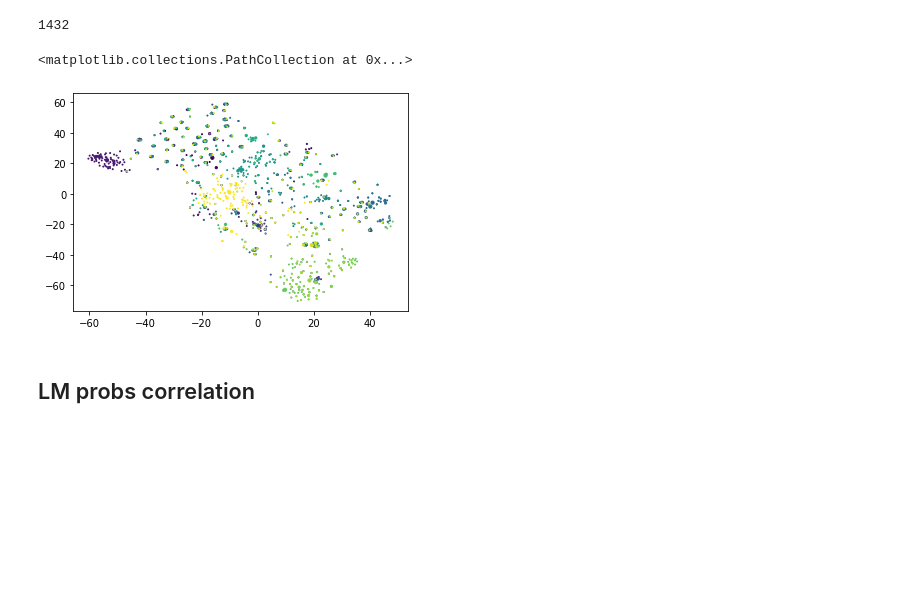
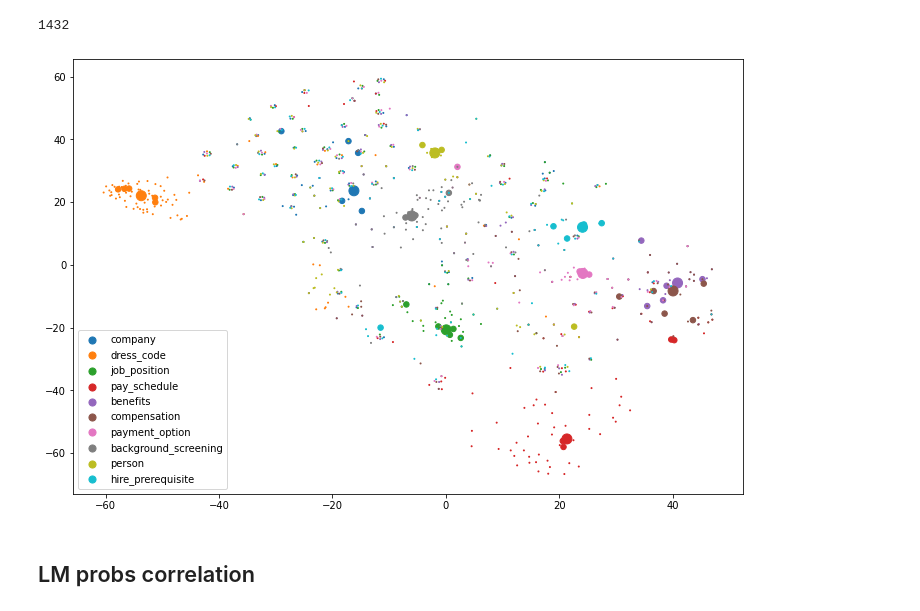
Before and after one commit to megagonlabs/eseBench, a Jupyter notebook: src/kb_toolkit/KBExtract.ipynb, the cells around one changed output. Saved outputs shown, nothing was run; the diff lists cells and outputs as text; code cells hidden in the pictures; blank space fills up the shorter version.

```diff
--- a/src/kb_toolkit/KBExtract.ipynb
+++ b/src/kb_toolkit/KBExtract.ipynb
@@ -663,20 +664,24 @@ _raw_emb_list = []
 _size_list = []   # knn = 1, seed = 2, concept = 3
 _color_id_list = []
 
+_CONCEPT_SIZE = 100
+_SEED_SIZE = 30
+_CAND_SIZE = 1
+
 for c_id, ((_con, _con_emb), _seeds, _knns) in enumerate(vis_records):
     _label_list.append(_con)
     _raw_emb_list.append(_con_emb)
-    _size_list.append(10)
+    _size_list.append(_CONCEPT_SIZE)
     _color_id_list.append(c_id)
     for _seed, _seed_emb in _seeds:
         _label_list.append(_seed)
         _raw_emb_list.append(_seed_emb)
-        _size_list.append(5)
+        _size_list.append(_SEED_SIZE)
         _color_id_list.append(c_id)
     for _inst, _inst_emb in _knns:
         _label_list.append(_inst)
         _raw_emb_list.append(_inst_emb)
-        _size_list.append(1)
+        _size_list.append(_CAND_SIZE)
         _color_id_list.append(c_id)
 # %%
 len(_raw_emb_list)
@@ -685,10 +690,26 @@ len(_raw_emb_list)
 # %%
 tsne = TSNE()
 _tsne_emb_list = tsne.fit_transform(_raw_emb_list).tolist()
-# %%
-_tsne_x, _tsne_y = list(zip(*_tsne_emb_list))
-
-plt.scatter(_tsne_x, _tsne_y, s=_size_list, c=_color_id_list)
-# %% [output]
-<matplotlib.collections.PathCollection at 0x...>
-[figure, removed]
+# %%
+_tsne_x, _tsne_y = list(zip(*_tsne_emb_list))
+
+fig = plt.figure(figsize=(12, 8))
+ax = fig.gca()
+
+# _scatter = ax.scatter(_tsne_x, _tsne_y, s=_size_list, c=_color_id_list)
+
+cmap = plt.get_cmap(name='viridis')
+
+for c_id, _record in enumerate(vis_records[:10]):
+    _data_ids = [i for i, c in enumerate(_color_id_list) if c == c_id]
+    _x = [_tsne_x[i] for i in _data_ids]
+    _y = [_tsne_y[i] for i in _data_ids]
+    _s = [_size_list[i] for i in _data_ids]
+#     _c = [c_id for i in _data_ids]
+#     _c = matplotlib.colors.rgb2hex(cmap(1.0 * c_id / len(vis_records)))
+    ax.scatter(_x, _y, s=_s, label=_record[0][0])
+
+ax.legend()
+fig.show()
+# %% [output]
+[figure, added]
```
Also changed, not shown: parts of 12 cells of this notebook.
